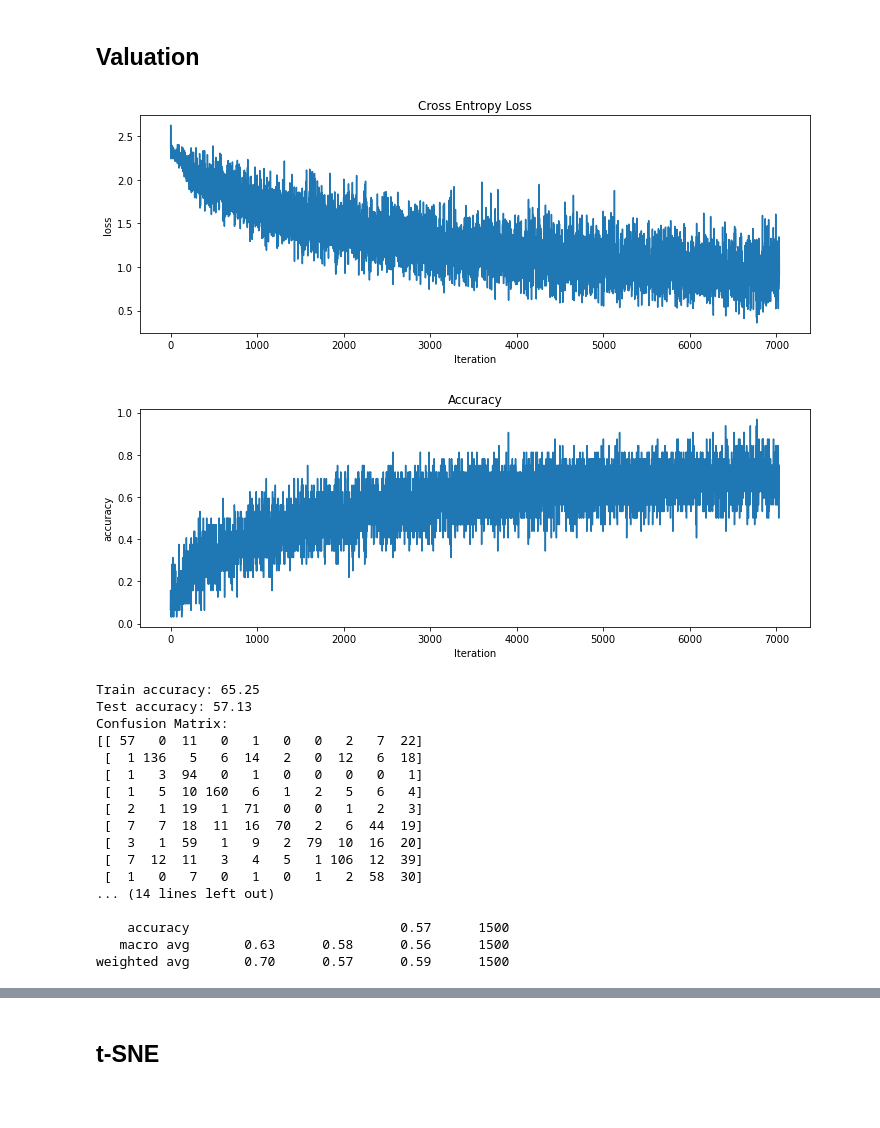
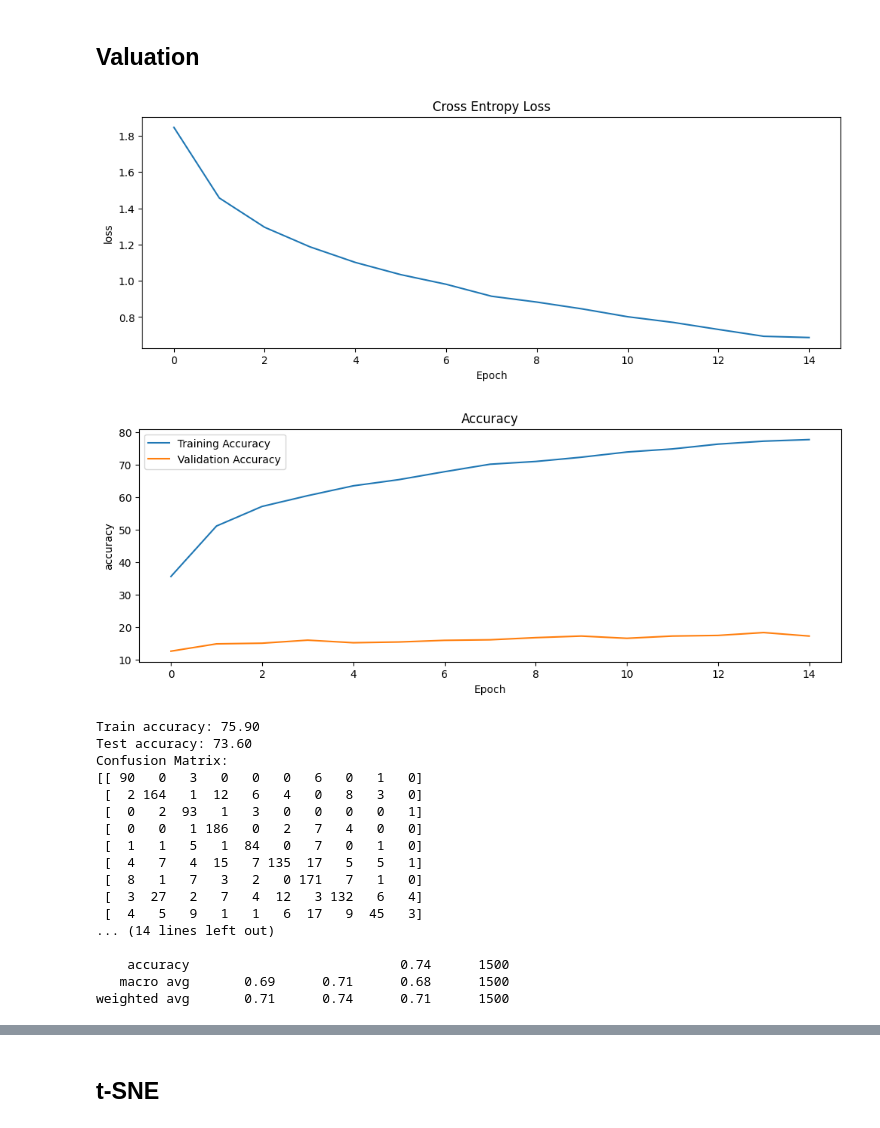
Before and after one commit to yan-ren/COMP6721_Winter2023_GroupK, a Jupyter notebook: resnet/comp6721_project_ResNet_10.ipynb, the cells around one changed output, grey strips where cells are left out. Cells and saved outputs as stored; diff of their text form; code cells hidden in the pictures; blank space fills up the shorter version.

```diff
--- a/resnet/comp6721_project_ResNet_10.ipynb
+++ b/resnet/comp6721_project_ResNet_10.ipynb
@@ -26,10 +26,12 @@ import torchvision.transforms as transforms
 import torchvision.datasets as datasets
 
 # Other constants
-num_classes = 10
-model_save_name = '10_categories_checkpoint.pth'
-path = F"/content/drive/My Drive/{model_save_name}"
-ROOT_PATH = '/content/drive/MyDrive/comp6721-project/datasets/dataset-10'
+model_save_name = 'resnet_10_categories_model.pth'
+statistic_save_name = 'resnet_10_categories_statistic.pkl'
+statistic_path = F"/content/drive/My Drive/comp6721-project/{statistic_save_name}"
+model_path = F"/content/drive/My Drive/comp6721-project/{model_save_name}"
+
+ROOT_PATH = '/content/drive/MyDrive/comp6721-project/datasets/dataset-10/'
 training_path = f'{ROOT_PATH}/train'
 validation_path = f'{ROOT_PATH}/val'
 evaluation_path = f'{ROOT_PATH}/test'
@@ -39,15 +41,13 @@ batch_size = 32
 num_epochs = 15
 
 # Loss function & optimizer constants
-lr = 0.001
-momentum = 0.9
-step_size = 5
-gamma = 0.1
+lr = 0.0001
 
 # Image constants
 image_size = 256
 mean = [0.554, 0.450, 0.343]
 std = [0.231, 0.241, 0.241]
+num_classes = 10
 
 # Transform
 main_transform = transforms.Compose([
@@ -75,15 +75,16 @@ model = model.to(device)
 
 # Loss function & optimizer
 criterion = nn.CrossEntropyLoss()
-optimizer = optim.SGD(model.parameters(), lr=lr, momentum=momentum)
-lr_scheduler = optim.lr_scheduler.StepLR(optimizer, step_size=step_size, gamma=gamma)
+optimizer = optim.Adam(model.parameters(), lr=lr)
 
 # Dataset
 train_dataset = datasets.ImageFolder(training_path, transform=aug_transform)
 evaluation_dataset = datasets.ImageFolder(evaluation_path, transform=main_transform)
+validation_dataset = datasets.ImageFolder(validation_path, transform=main_transform)
 
 train_dataloader = DataLoader(train_dataset, batch_size = batch_size, shuffle=True, num_workers=2)
 evaluation_dataloader = DataLoader(evaluation_dataset, batch_size = batch_size, shuffle=False, num_workers=2)
+validation_dataloader = DataLoader(validation_dataset, batch_size = batch_size, shuffle=False, num_workers=2)
 
 # Image samples
 images, targets = next(iter(train_dataloader))
@@ -215,70 +288,75 @@ torch.save(model.state_dict(), path)
 ## Valuation
 # %%
 import matplotlib.pyplot as plt
-from sklearn.metrics import confusion_matrix, classification_report
+from sklearn.metrics import confusion_matrix, classification_report, ConfusionMatrixDisplay
 
 
 plt.figure(figsize=(12, 4))
-plt.plot(losses)
-plt.xlabel('Iteration')
+plt.plot(loss)
+plt.xlabel('Epoch')
 plt.ylabel('loss')
 plt.title('Cross Entropy Loss')
 plt.show()
 
 plt.figure(figsize=(12, 4))
-plt.plot(accuracy)
-plt.xlabel('Iteration')
+plt.plot(accuracy, label="Training Accuracy")
+plt.plot(valid_accuracy, label="Validation Accuracy")
+plt.xlabel('Epoch')
 plt.ylabel('accuracy')
 plt.title('Accuracy')
+plt.legend()
 plt.show()
 
 
 def evaluate_model(title, model, dataloader, device):
     model.eval()  # for batch normalization layers
     corrects = 0
     y_true = []
     y_pred = []
 
     with torch.no_grad():
         for inputs, targets in dataloader:
             inputs, targets = inputs.to(device), targets.to(device)
             outputs = model(inputs)
             _, preds = torch.max(outputs, 1)
             corrects += (preds == targets.data).sum()
             y_true.extend(targets.tolist())
             y_pred.extend(preds.tolist())
 
     print('{title} accuracy: {:.2f}'.format(100. * corrects / len(dataloader.dataset), title=title))
     if title.lower() == "test":
         # Compute the confusion matrix
         cm = confusion_matrix(y_true, y_pred)
         # Compute the precision, recall, and F1 score
         report = classification_report(y_true, y_pred)
         print('Confusion Matrix:')
         print(cm)
         print('Classification Report:')
         print(report)
+        fig, ax = plt.subplots(figsize=(7, 7))
+        ConfusionMatrixDisplay(cm).plot(ax=ax,cmap='Blues', xticks_rotation='vertical', values_format='d')
+        plt.show()
 
 
 evaluate_model("Train", model, train_dataloader, device)
 evaluate_model("Test", model, evaluation_dataloader, device)
 # %% [output]
-[figure, old version]
+[figure, new version]
-[figure, old version]
+[figure, new version]
-Train accuracy: 65.25
-Test accuracy: 57.13
+Train accuracy: 75.90
+Test accuracy: 73.60
 Confusion Matrix:
-[[ 57   0  11   0   1   0   0   2   7  22]
- [  1 136   5   6  14   2   0  12   6  18]
- [  1   3  94   0   1   0   0   0   0   1]
- [  1   5  10 160   6   1   2   5   6   4]
- [  2   1  19   1  71   0   0   1   2   3]
- [  7   7  18  11  16  70   2   6  44  19]
- [  3   1  59   1   9   2  79  10  16  20]
- [  7  12  11   3   4   5   1 106  12  39]
- [  1   0   7   0   1   0   1   2  58  30]
+[[ 90   0   3   0   0   0   6   0   1   0]
+ [  2 164   1  12   6   4   0   8   3   0]
+ [  0   2  93   1   3   0   0   0   0   1]
+ [  0   0   1 186   0   2   7   4   0   0]
+ [  1   1   5   1  84   0   7   0   1   0]
+ [  4   7   4  15   7 135  17   5   5   1]
+ [  8   1   7   3   2   0 171   7   1   0]
+ [  3  27   2   7   4  12   3 132   6   4]
+ [  4   5   9   1   1   6  17   9  45   3]
 ... (14 lines left out)
 
-    accuracy                           0.57      1500
-   macro avg       0.63      0.58      0.56      1500
-weighted avg       0.70      0.57      0.59      1500
+    accuracy                           0.74      1500
+   macro avg       0.69      0.71      0.68      1500
+weighted avg       0.71      0.74      0.71      1500
```
Also changed, not shown: parts of 8 cells of this notebook, 1 other file.
